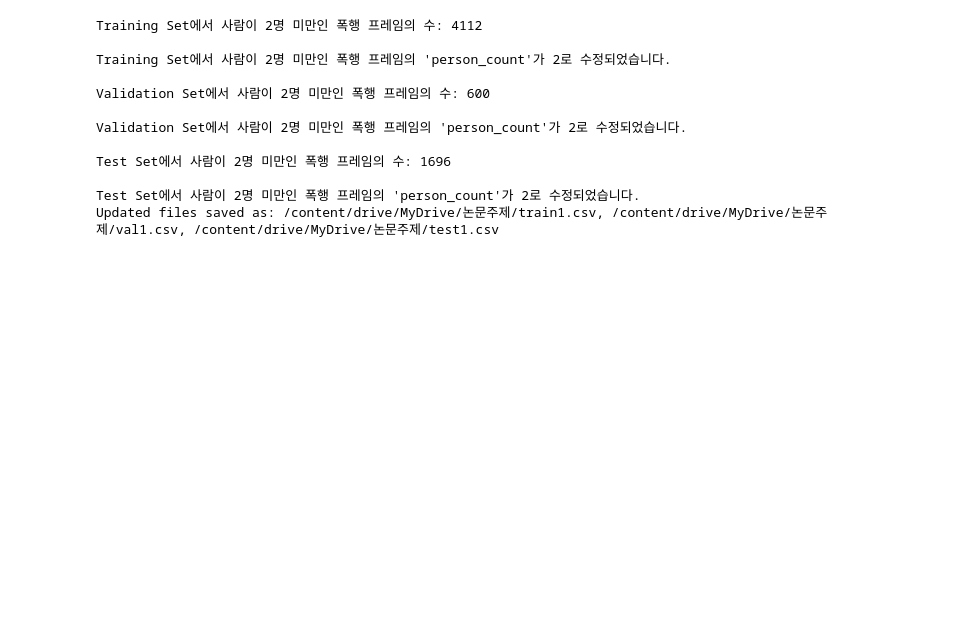
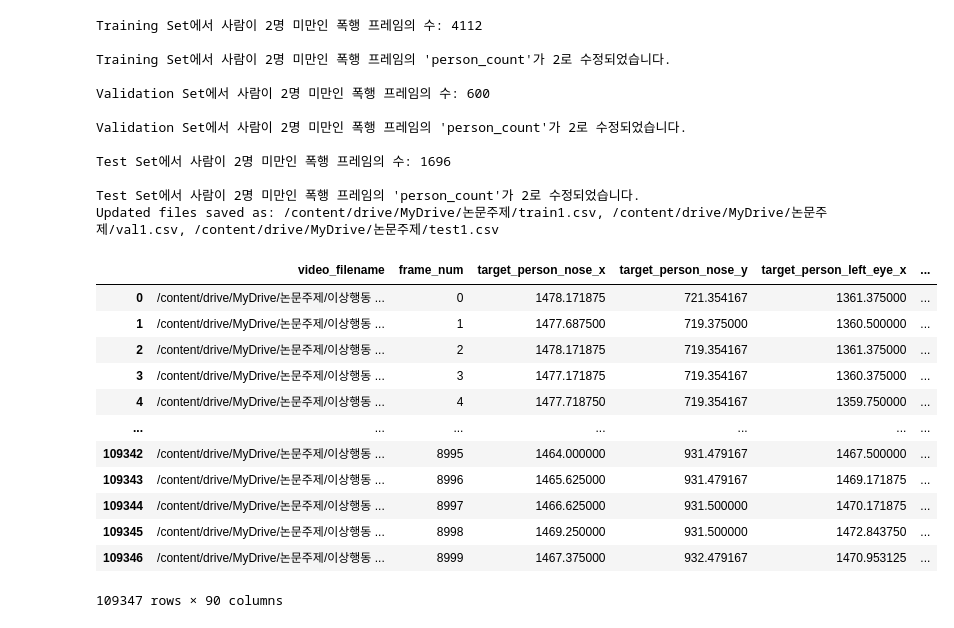
Before and after one commit to LEESUSUSUSU/Paper, a Jupyter notebook: Preprocessing_with_AlphaPose_Before_Handling_Missing_Values.ipynb, the cells around one changed output. Saved outputs shown, nothing was run; the diff lists cells and outputs as text; code cells hidden in the pictures; blank space fills up the shorter version.

```diff
--- a/Preprocessing_with_AlphaPose_Before_Handling_Missing_Values.ipynb
+++ b/Preprocessing_with_AlphaPose_Before_Handling_Missing_Values.ipynb
@@ -52,6 +52,22 @@ Test Set에서 사람이 2명 미만인 폭행 프레임의 수: 1696
 
 Test Set에서 사람이 2명 미만인 폭행 프레임의 'person_count'가 2로 수정되었습니다.
 Updated files saved as: /content/drive/MyDrive/논문주제/train1.csv, /content/drive/MyDrive/논문주제/val1.csv, /content/drive/MyDrive/논문주제/test1.csv
+# %%
+train_df
+# %% [output]
+|  | video_filename | frame_num | target_person_nose_x | target_person_nose_y | target_person_left_eye_x | ... |
+| 0 | /content/drive/MyDrive/논문주제/이상행동 ... | 0 | 1478.171875 | 721.354167 | 1361.375000 | ... |
+| 1 | /content/drive/MyDrive/논문주제/이상행동 ... | 1 | 1477.687500 | 719.375000 | 1360.500000 | ... |
+| 2 | /content/drive/MyDrive/논문주제/이상행동 ... | 2 | 1478.171875 | 719.354167 | 1361.375000 | ... |
+| 3 | /content/drive/MyDrive/논문주제/이상행동 ... | 3 | 1477.171875 | 719.354167 | 1360.375000 | ... |
+| 4 | /content/drive/MyDrive/논문주제/이상행동 ... | 4 | 1477.718750 | 719.354167 | 1359.750000 | ... |
+| ... | ... | ... | ... | ... | ... | ... |
+| 109342 | /content/drive/MyDrive/논문주제/이상행동 ... | 8995 | 1464.000000 | 931.479167 | 1467.500000 | ... |
+| 109343 | /content/drive/MyDrive/논문주제/이상행동 ... | 8996 | 1465.625000 | 931.479167 | 1469.171875 | ... |
+| 109344 | /content/drive/MyDrive/논문주제/이상행동 ... | 8997 | 1466.625000 | 931.500000 | 1470.171875 | ... |
+| 109345 | /content/drive/MyDrive/논문주제/이상행동 ... | 8998 | 1469.250000 | 931.500000 | 1472.843750 | ... |
+| 109346 | /content/drive/MyDrive/논문주제/이상행동 ... | 8999 | 1467.375000 | 932.479167 | 1470.953125 | ... |
+109347 rows × 90 columns
 # %%
 import numpy as np
 import pandas as pd
```
Also changed, not shown: parts of 4 cells of this notebook.
